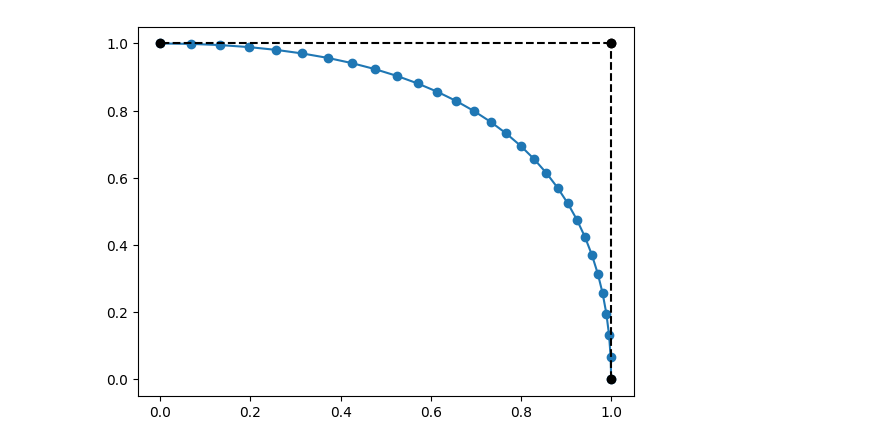
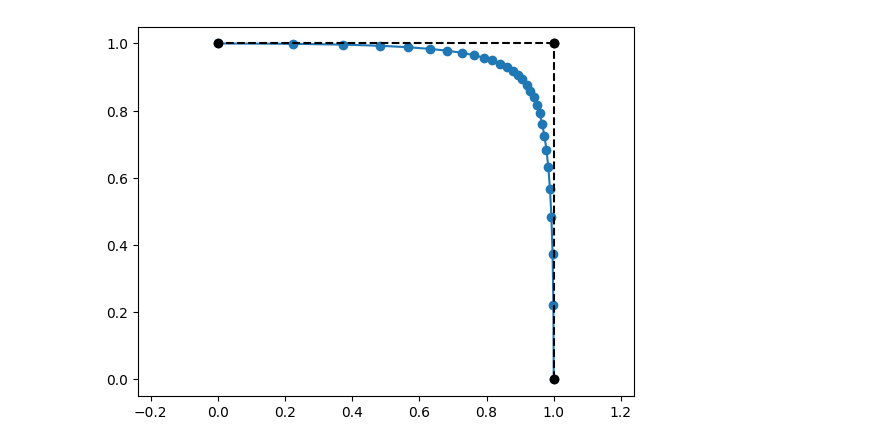
Before and after one commit to smdogroup/gpu_fem, a Jupyter notebook: examples/asym_iga/_python_demo/1_nurbs/2_rational_splines.ipynb, the cells around one changed output. Saved outputs shown, nothing was run; the diff lists cells and outputs as text; code cells hidden in the pictures.

```diff
--- a/examples/asym_iga/_python_demo/1_nurbs/2_rational_splines.ipynb
+++ b/examples/asym_iga/_python_demo/1_nurbs/2_rational_splines.ipynb
@@ -8,7 +8,7 @@ from scipy.special import comb
 # define the method for a rational b-spline
 # a rational b-spline is required to make general conic sections
 
-def plot_rational_bspline(control_points, weights, n_pts:int=30):
+def plot_rational_bspline(control_points, weights, n_pts:int=30, plot_square:bool=True):
     N = control_points.shape[0] - 1
 
     u = np.linspace(0.0, 1.0, n_pts)
@@ -34,18 +34,21 @@ def plot_rational_bspline(control_points, weights, n_pts:int=30):
         y = p1[1] * (1-u) + p2[1] * u
         plt.plot([p1[0], p2[0]], [p1[1], p2[1]], 'ko--')
 
+    if plot_square:
+        plt.axis('equal')
+
     plt.show()
 # %%
 # plot a circular arc (with only three points on rational b-spline)
 
 plot_rational_bspline(
     control_points=np.array([
         [1.0, 0.0],
         [1.0, 1.0],
         [0.0, 1.0]
     ]),
-    weights=[1.0]*3,
+    weights=[1.0, 4.0, 1.0], # higher weights on 2nd one make super-ellipses lol
     n_pts=30
 )
 # %% [output]
-[figure, old version]
+[figure, new version]
```
Also changed, not shown: parts of 1 cell of this notebook, 2 other files.
